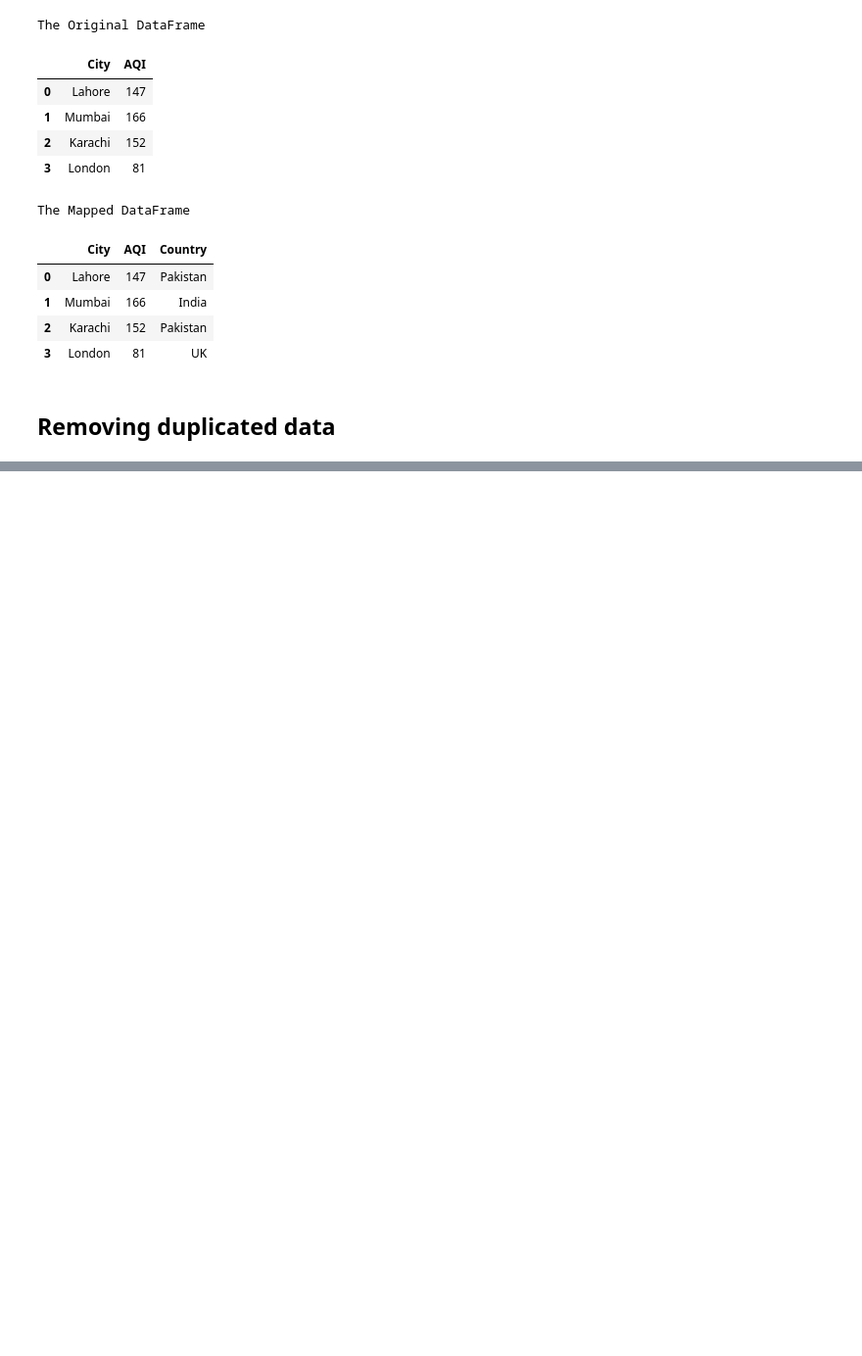
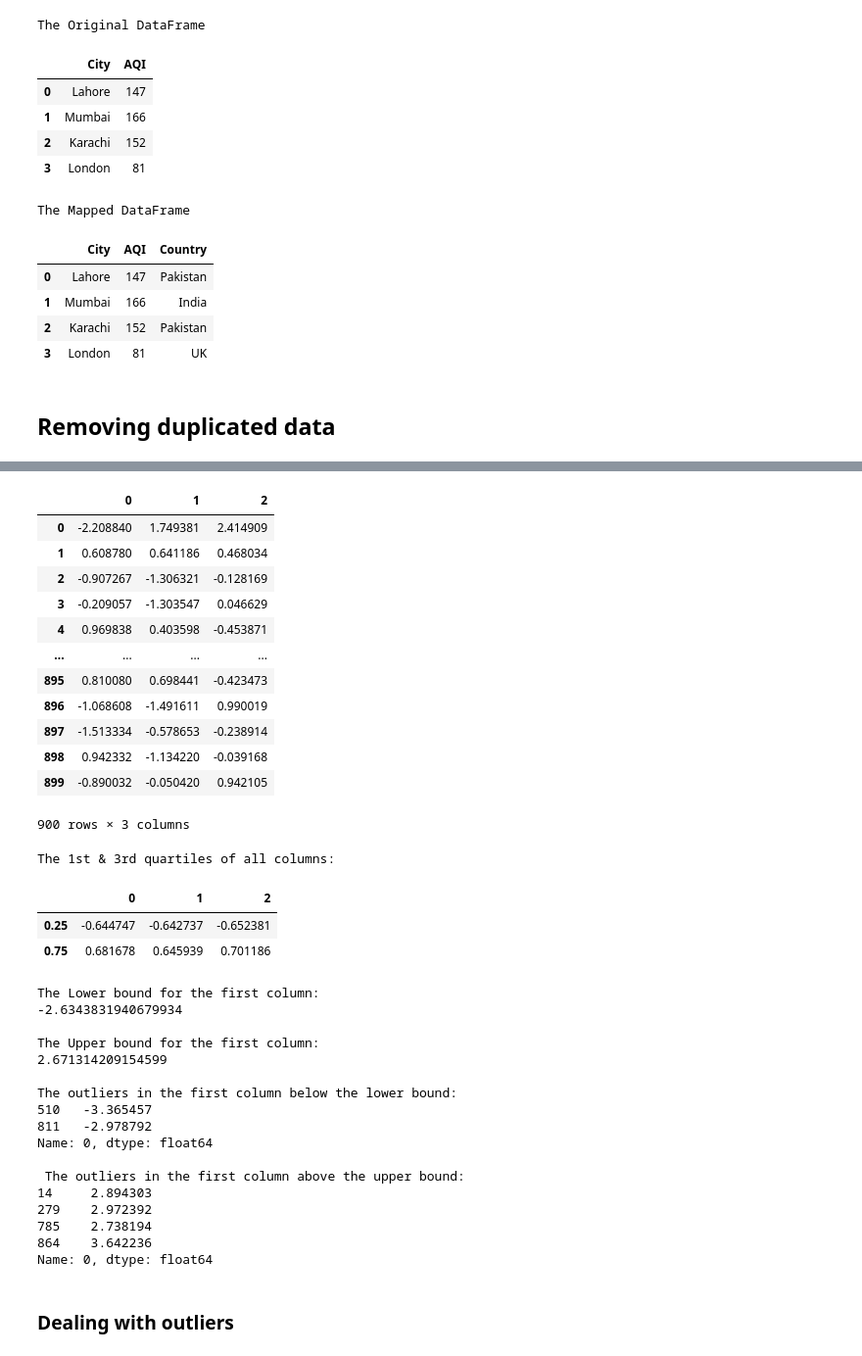
Before and after one commit to Amir-UL-Islam/Machine-Learning-Notebooks, a Jupyter notebook: notebook.ipynb, the cells around one changed output, grey strips where cells are left out. Shown at 98% size. Cells and saved outputs as stored; diff of their text form; code cells hidden in the pictures; blank space fills up the shorter version.

```diff
--- a/notebook.ipynb
+++ b/notebook.ipynb
@@ -258,0 +364,76 @@ The Mapped DataFrame
+# %%
+import numpy as np
+import pandas as pd
+
+df = pd.DataFrame(np.random.randn(900,3))
+
+display(df)
+
+quantiles_df = (df.quantile([0.25,0.75]))
+
+print("The 1st & 3rd quartiles of all columns:")
+display(quantiles_df)
+
+
+
+
+Q1 = quantiles_df[0][0.25]
+Q3 = quantiles_df[0][0.75]
+
+
+iqr = Q3 - Q1
+
+
+lower_bound = (Q1 - (iqr * 1.5))
+upper_bound = (Q3 + (iqr * 1.5))
+
+print("The Lower bound for the first column:")
+print(lower_bound, '\n')
+
+print("The Upper bound for the first column:")
+print(upper_bound, '\n')
+
+col1 = df[0]
+
+print("The outliers in the first column below the lower bound:")
+print(col1[(col1 < lower_bound)])
+
+print('\n', "The outliers in the first column above the upper bound:")
+print(col1[(col1 > upper_bound)])
+# %% [output]
+|  | 0 | 1 | 2 |
+| 0 | -2.208840 | 1.749381 | 2.414909 |
+| 1 | 0.608780 | 0.641186 | 0.468034 |
+| 2 | -0.907267 | -1.306321 | -0.128169 |
+| 3 | -0.209057 | -1.303547 | 0.046629 |
+| 4 | 0.969838 | 0.403598 | -0.453871 |
+| ... | ... | ... | ... |
+| 895 | 0.810080 | 0.698441 | -0.423473 |
+| 896 | -1.068608 | -1.491611 | 0.990019 |
+| 897 | -1.513334 | -0.578653 | -0.238914 |
+| 898 | 0.942332 | -1.134220 | -0.039168 |
+| 899 | -0.890032 | -0.050420 | 0.942105 |
+900 rows × 3 columns
+The 1st & 3rd quartiles of all columns:
+|  | 0 | 1 | 2 |
+| 0.25 | -0.644747 | -0.642737 | -0.652381 |
+| 0.75 | 0.681678 | 0.645939 | 0.701186 |
+The Lower bound for the first column:
+-2.6343831940679934
+
+The Upper bound for the first column:
+2.671314209154599
+
+The outliers in the first column below the lower bound:
+510   -3.365457
+811   -2.978792
+Name: 0, dtype: float64
+
+ The outliers in the first column above the upper bound:
+14     2.894303
+279    2.972392
+785    2.738194
+864    3.642236
+Name: 0, dtype: float64
+# %% [markdown]
+### **Dealing with outliers**
```
Also changed, not shown: parts of 26 cells of this notebook, 1 other file.
